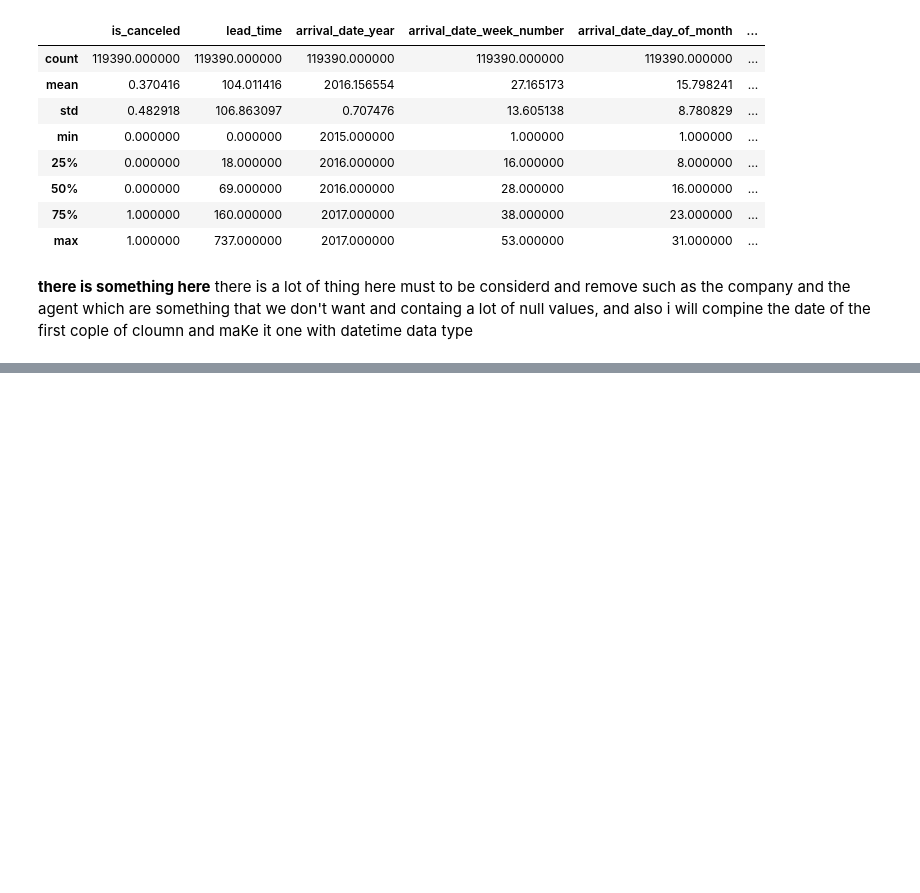
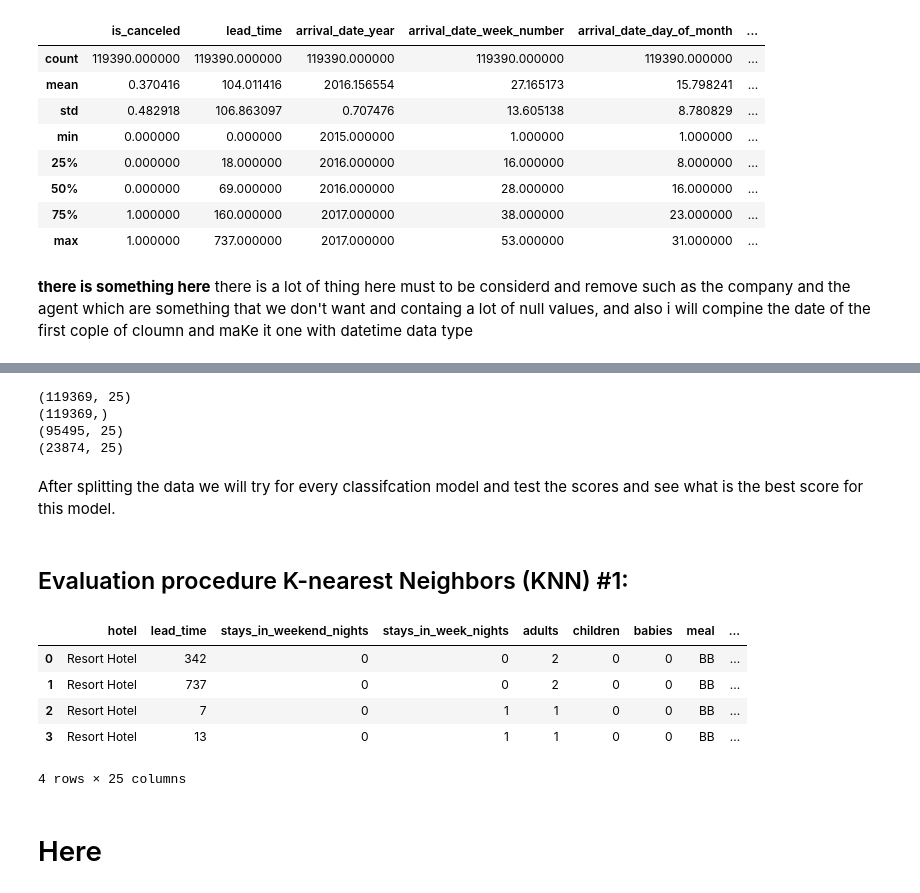
Before and after one commit to alkhonain/Tuwaiq_project, a Jupyter notebook: project/project.ipynb, the cells around one changed output, grey strips where cells are left out. Saved outputs shown, nothing was run; the diff lists cells and outputs as text; code cells hidden in the pictures; blank space fills up the shorter version.

```diff
--- a/project/project.ipynb
+++ b/project/project.ipynb
@@ -168,4 +100,0 @@ memory usage: 6.6+ MB
-# %%
-df = df[~(df.duplicated())]
-# there is not duplicated
-df.shape
@@ -175,0 +103,14 @@ so now our data is clean
+# %%
+df = df[~(df.children.isna())]
+# by this filter we will cut 4 rows.
+
+
+df['assigned_reserved_room'] = np.where(df.assigned_room_type == df.reserved_room_type, 1, 0) # 1 means the assigning room is the same as reserved room.
+df.arrival_date_month = df.arrival_date_month.apply(lambda x: datetime.datetime.strptime(x, "%B").month) # convert the month name to its number
+
+df['date'] = df[['arrival_date_year', 'arrival_date_month', 'arrival_date_day_of_month']].apply(lambda x: '-'.join(x.values.astype(str)), axis="columns")# merge three columns into one
+df['date'] = pd.to_datetime(df['date']) #convert it into datetime
+
+df.children = df.children.astype(int)#convert children columns from float to int
+
+df = df.drop(['company', 'agent', 'assigned_room_type', 'reserved_room_type','arrival_date_week_number', 'arrival_date_year', 'arrival_date_month', 'arrival_date_day_of_month'], axis=1) # drop not useful columns
@@ -175,0 +125,5 @@ so now our data is clean
+# %%
+firstMask = df.adults < 6 # because there is only 14 adult how has more than 6
+secondMask = df.children < 6 # because there is only 1 children how has more than 6
+thirdMask = df.babies < 6 # because there is only 2 babies how has more than 6
+df = df[firstMask & secondMask & thirdMask]
@@ -175,0 +151,34 @@ so now our data is clean
+# %%
+# data without duplicated
+no_duplicated_data = df.drop_duplicates()
+data_nodup = no_duplicated_data.drop(columns=['is_canceled'], axis=1)
+targer_nodup = no_duplicated_data['is_canceled']
+
+#splotting the data
+data = df.drop(columns = ['is_canceled'], axis=1)
+target = df['is_canceled']
+X_train, X_test, y_train, y_test = train_test_split(data, target, test_size=0.2, random_state=1) # the traing size will be 80% while the test size is 20%
+print(data.shape)
+print(target.shape)
+print(X_train.shape)
+print(X_test.shape)
+# %% [output]
+(119369, 25)
+(119369,)
+(95495, 25)
+(23874, 25)
+# %% [markdown]
+After splitting the data we will try for every classifcation model and test the scores and see what is the best score for this model.
+# %% [markdown]
+## Evaluation procedure K-nearest Neighbors (KNN) #1:
+# %%
+data.head(4)
+# %% [output]
+|  | hotel | lead_time | stays_in_weekend_nights | stays_in_week_nights | adults | children | babies | meal | ... |
+| 0 | Resort Hotel | 342 | 0 | 0 | 2 | 0 | 0 | BB | ... |
+| 1 | Resort Hotel | 737 | 0 | 0 | 2 | 0 | 0 | BB | ... |
+| 2 | Resort Hotel | 7 | 0 | 1 | 1 | 0 | 0 | BB | ... |
+| 3 | Resort Hotel | 13 | 0 | 1 | 1 | 0 | 0 | BB | ... |
+4 rows × 25 columns
+# %% [markdown]
+# Here
```
Also changed, not shown: parts of 22 cells of this notebook, 1 other file.
